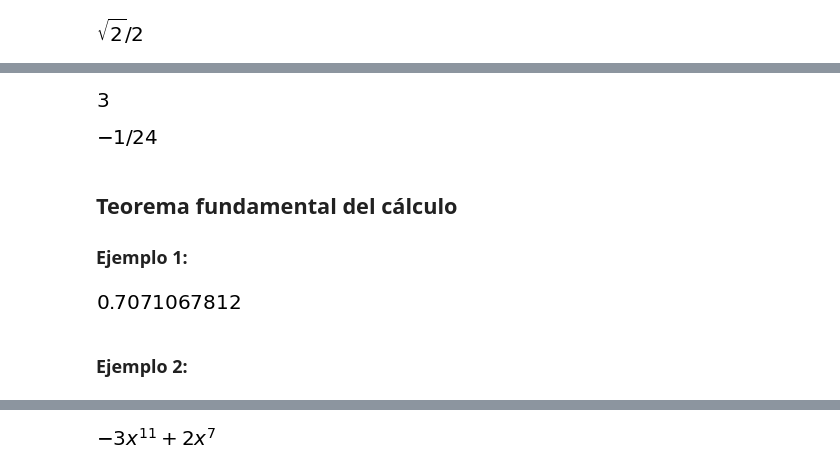
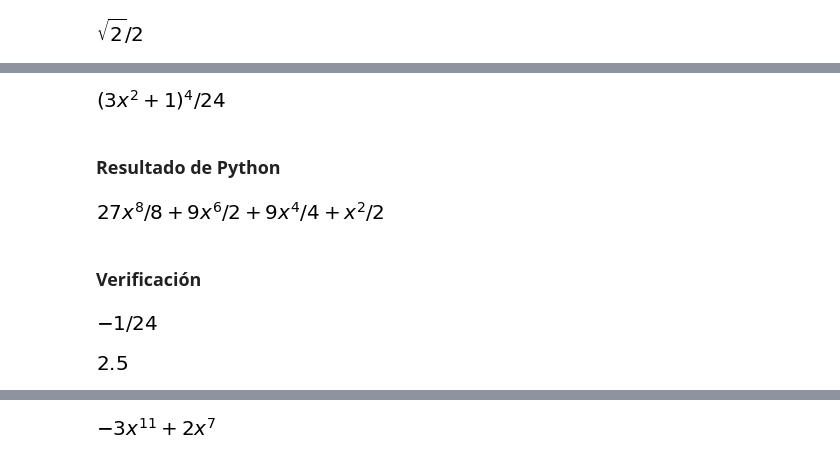
Before and after one commit to josorio398/CALCULO-INTEGRAL-CON-PYTHON, a Jupyter notebook: Cálculo_integral_con_Python_Integrales_indefinidas,_definidas_y_teorema_fundamental_del_cálculo_.ipynb, the cells around one changed output, grey strips where cells are left out. Cells and saved outputs as stored; diff of their text form; code cells hidden in the pictures.

```diff
--- a/Cálculo_integral_con_Python_Integrales_indefinidas,_definidas_y_teorema_fundamental_del_cálculo_.ipynb
+++ b/Cálculo_integral_con_Python_Integrales_indefinidas,_definidas_y_teorema_fundamental_del_cálculo_.ipynb
@@ -15,4 +17,5 @@
 # %%
 from sympy import *
 init_printing()
-x,y,z,q,u,t = symbols("x y z q u t")
+
+x,y,β,z,q,u,t = symbols("x y β z q u t", real = True)
@@ -67,19 +150,23 @@ Integral(fx,(x,pi/4,3*pi/2)).doit()
+# %%
+Im = S("1/24")*(3*x**2+1)**4
+Im
+# %% [output]
+[figure, added]
+# %% [markdown]
+
+###  **Resultado de Python**
+# %%
+Ip = integrate(x*(3*x**2+1)**3)
+Ip
+# %% [output]
+[figure, added]
+# %% [markdown]
+###  **Verificación**
+# %%
+simplify(Ip -Im)
+# %% [output]
+[figure, added]
 # %%
-integrate(2*x, (x,1,2))
+Integral(Abs(x),(x,-2,1)).doit().evalf(2)
 # %% [output]
-[figure, old version]
+[figure, new version]
-# %%
-simplify(integrate(x*(3*x**2+1)**3, x) - (S("1/24")*(3*x**2+1)**4))
-# %% [output]
-[figure, removed]
-# %% [markdown]
-## **Teorema fundamental del cálculo**
-
-### **Ejemplo 1**:
-# %%
-ft = integrate(u**2, (u,1,sqrt(t)))
-diff(ft,t).subs(t,x).subs(x,2).evalf(10)
-# %% [output]
-[figure, removed]
-# %% [markdown]
-### **Ejemplo 2**:
```
Also changed, not shown: parts of 78 cells of this notebook.
